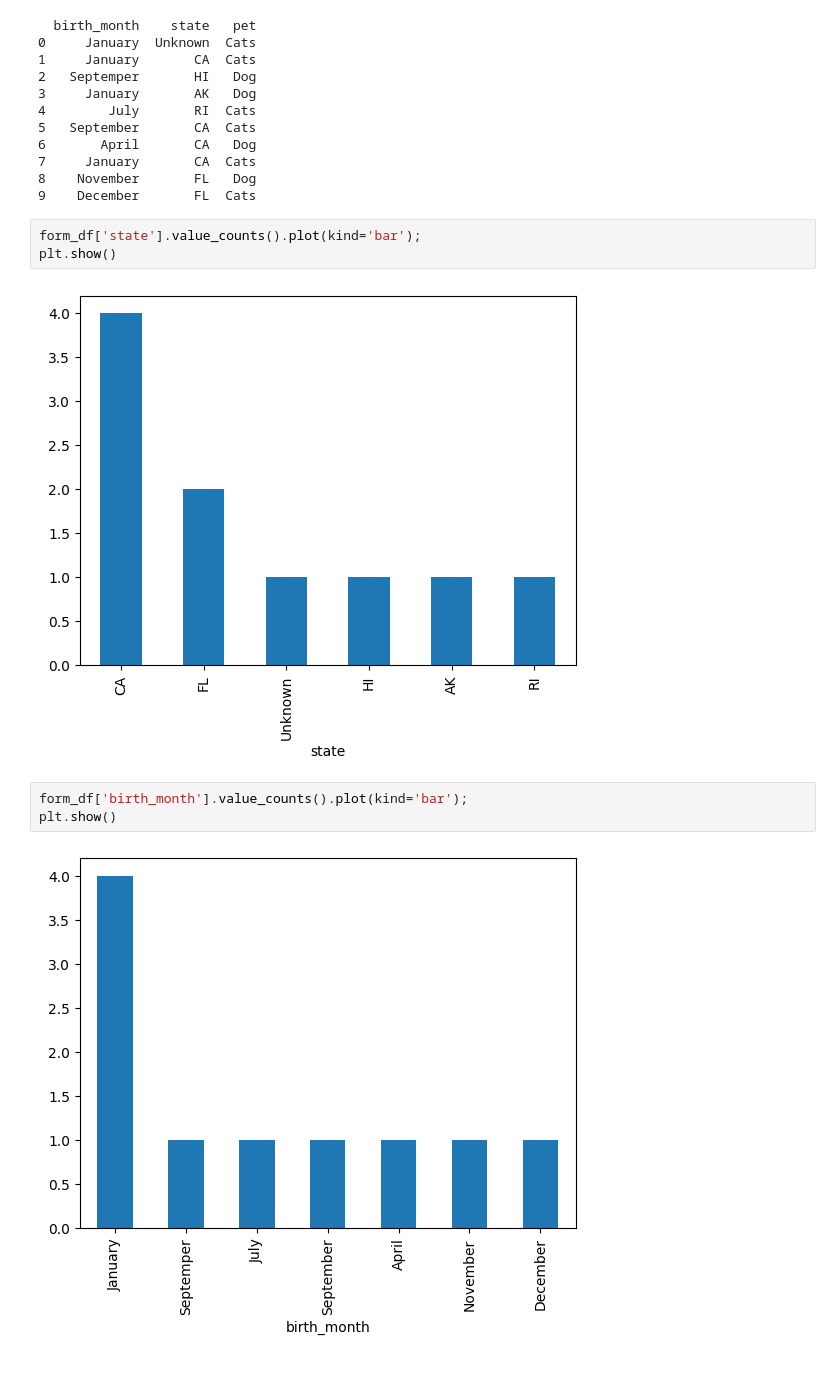
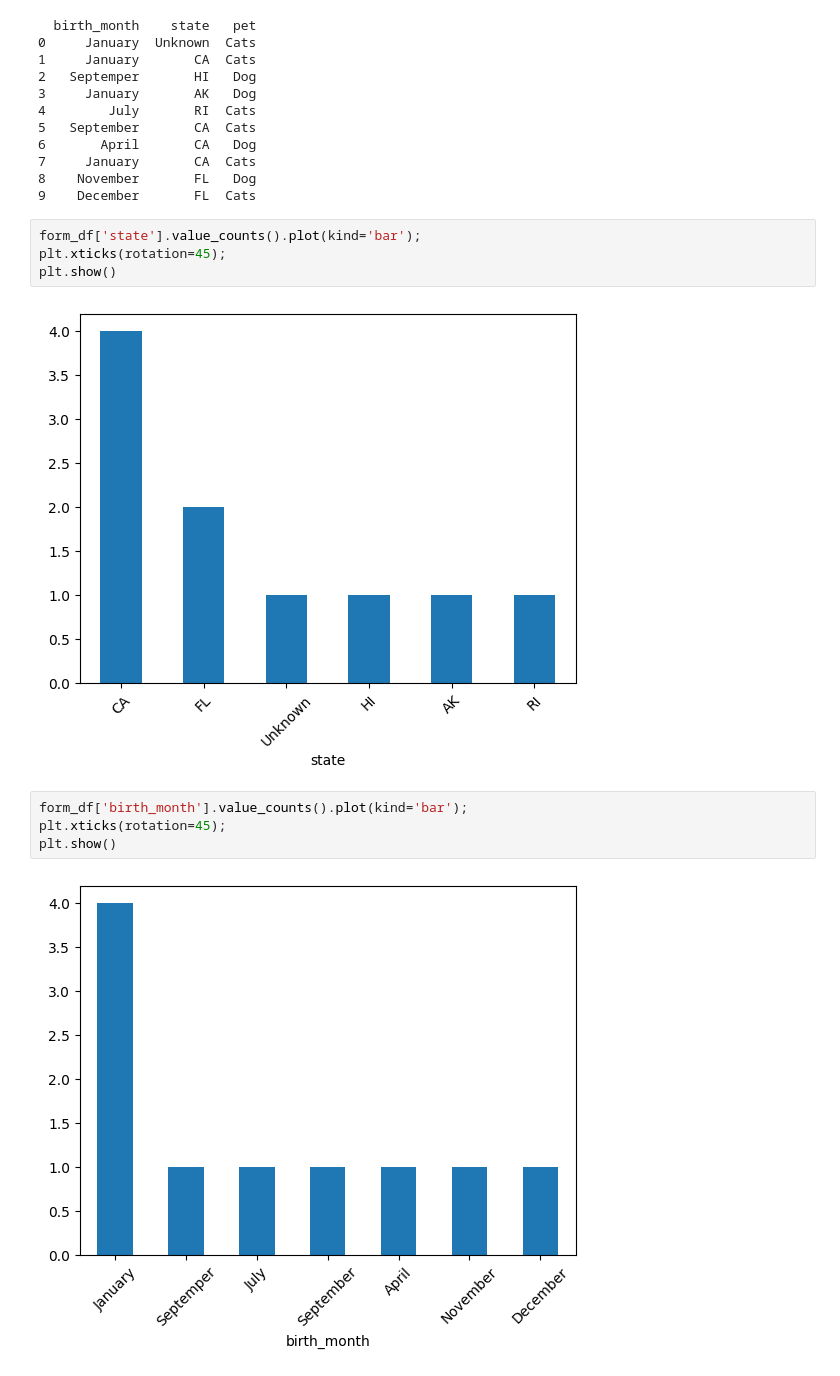
Before and after one commit to lynghoo/Data-Science-For-Beginners, a Jupyter notebook: 2-Working-With-Data/08-data-preparation/assignment-solved.ipynb, the cells around one changed output. Drawn from its saved outputs; the diff is of its cells as text.

```diff
--- a/2-Working-With-Data/08-data-preparation/assignment-solved.ipynb
+++ b/2-Working-With-Data/08-data-preparation/assignment-solved.ipynb
@@ -72,11 +72,13 @@ print(form_df)
 9    December       FL  Cats
 # %%
 form_df['state'].value_counts().plot(kind='bar');
+plt.xticks(rotation=45);
 plt.show()
 # %% [output]
-[figure, old version]
+[figure, new version]
 # %%
 form_df['birth_month'].value_counts().plot(kind='bar');
+plt.xticks(rotation=45);
 plt.show()
 # %% [output]
-[figure, old version]
+[figure, new version]
```
